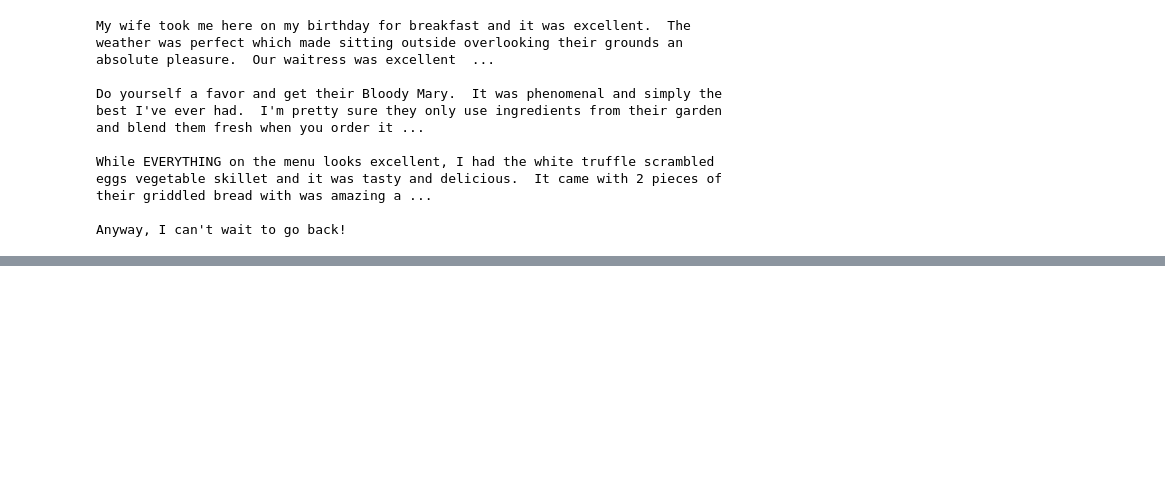
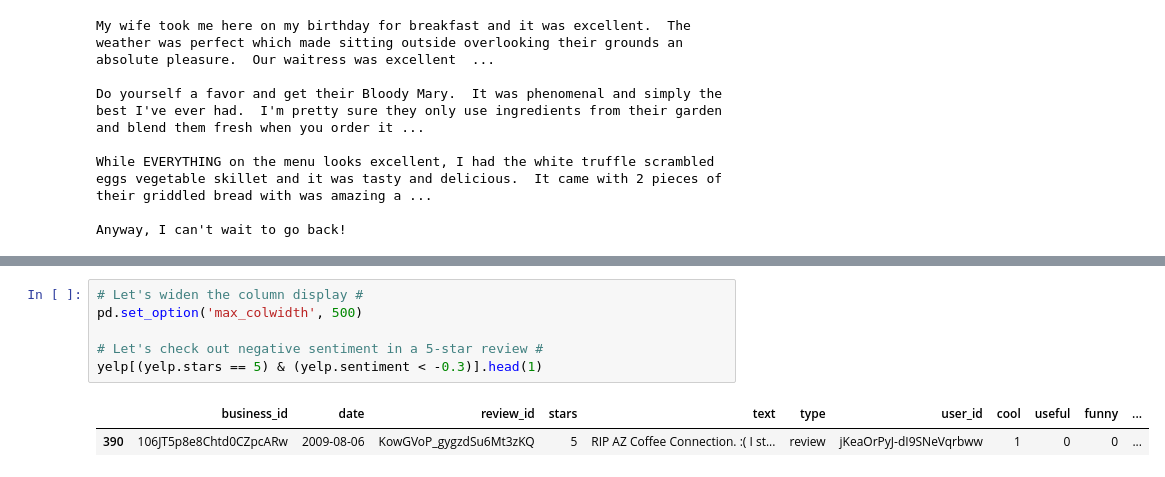
Before and after one commit to Andaluz/Data_Science, a Jupyter notebook: Natural_Language_Processing.ipynb, the cells around one changed output, grey strips where cells are left out. Drawn from its saved outputs; the diff is of its cells as text; blank space fills up the shorter version.

```diff
--- a/Natural_Language_Processing.ipynb
+++ b/Natural_Language_Processing.ipynb
@@ -300,0 +522,9 @@ Anyway, I can't wait to go back!
+# %%
+# Let's widen the column display #
+pd.set_option('max_colwidth', 500)
+
+# Let's check out negative sentiment in a 5-star review #
+yelp[(yelp.stars == 5) & (yelp.sentiment < -0.3)].head(1)
+# %% [output]
+|  | business_id | date | review_id | stars | text | type | user_id | cool | useful | funny | ... |
+| 390 | 106JT5p8e8Chtd0CZpcARw | 2009-08-06 | KowGVoP_gygzdSu6Mt3zKQ | 5 | RIP AZ Coffee Connection. :( I st... | review | jKeaOrPyJ-dI9SNeVqrbww | 1 | 0 | 0 | ... |
```
Also changed, not shown: parts of 42 cells of this notebook.
